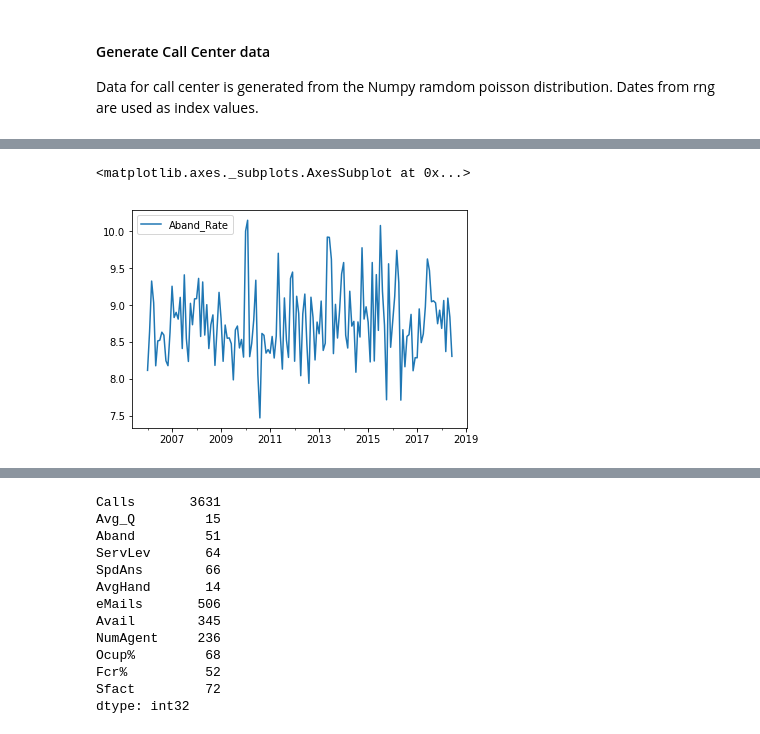
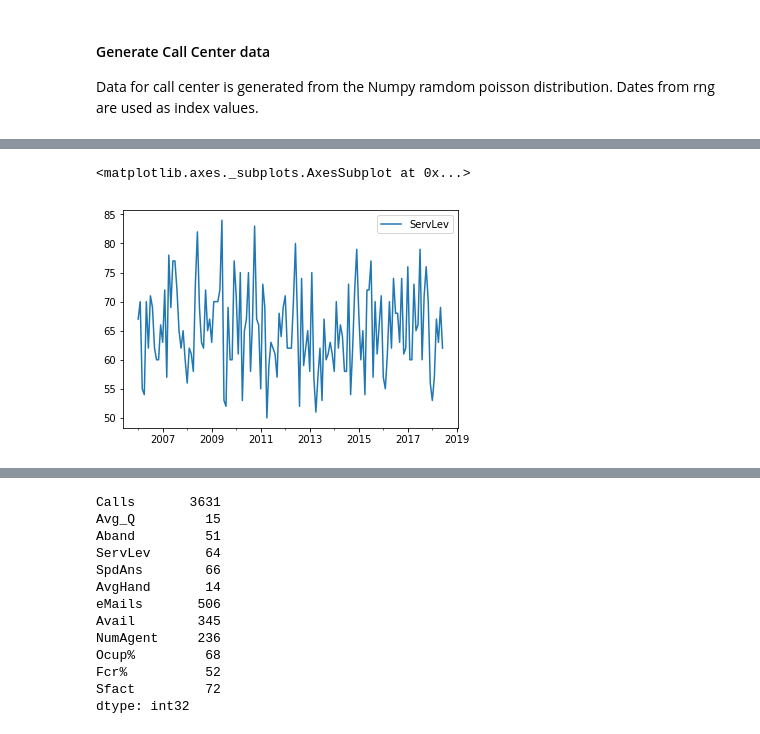
Before and after one commit to eamonnofarrell/Programming_Project, a Jupyter notebook: Prog_Project.ipynb, the cells around one changed output, grey strips where cells are left out. Cells and saved outputs as stored; diff of their text form; code cells hidden in the pictures.

```diff
--- a/Prog_Project.ipynb
+++ b/Prog_Project.ipynb
@@ -117,9 +107,9 @@ Calls
 # %%
 #Calls.iloc[100:140].plot(y=['Sfact','Aband'], use_index=True)
-Calls.plot(y=['Aband_Rate'], use_index=True)
+Calls.plot(y=['ServLev'], use_index=True)
 # %% [output]
 <matplotlib.axes._subplots.AxesSubplot at 0x...>
-[figure, old version]
+[figure, new version]
 # %%
 Calls.mean().astype(int)
 # %% [output]
```
Also changed, not shown: parts of 4 cells of this notebook.
